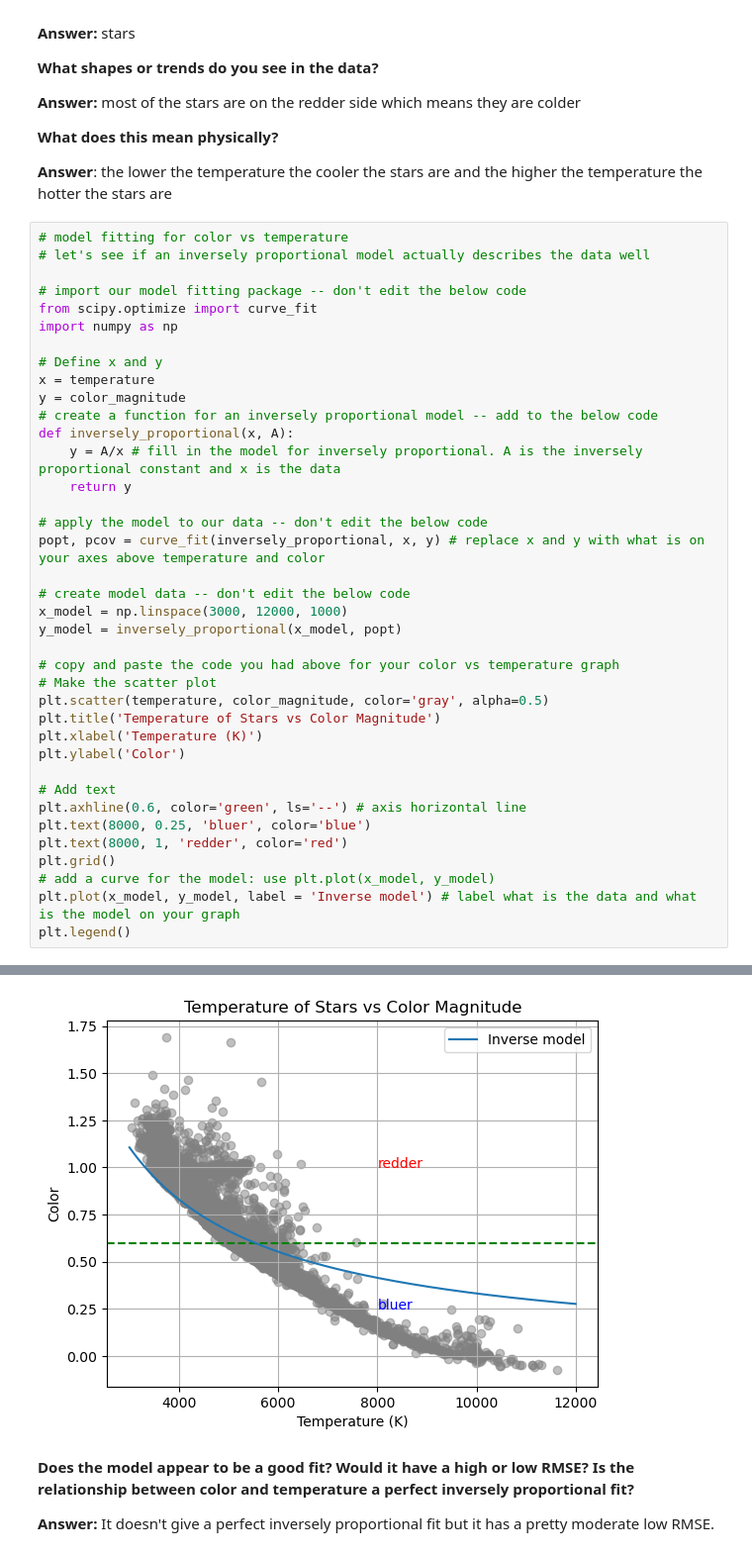
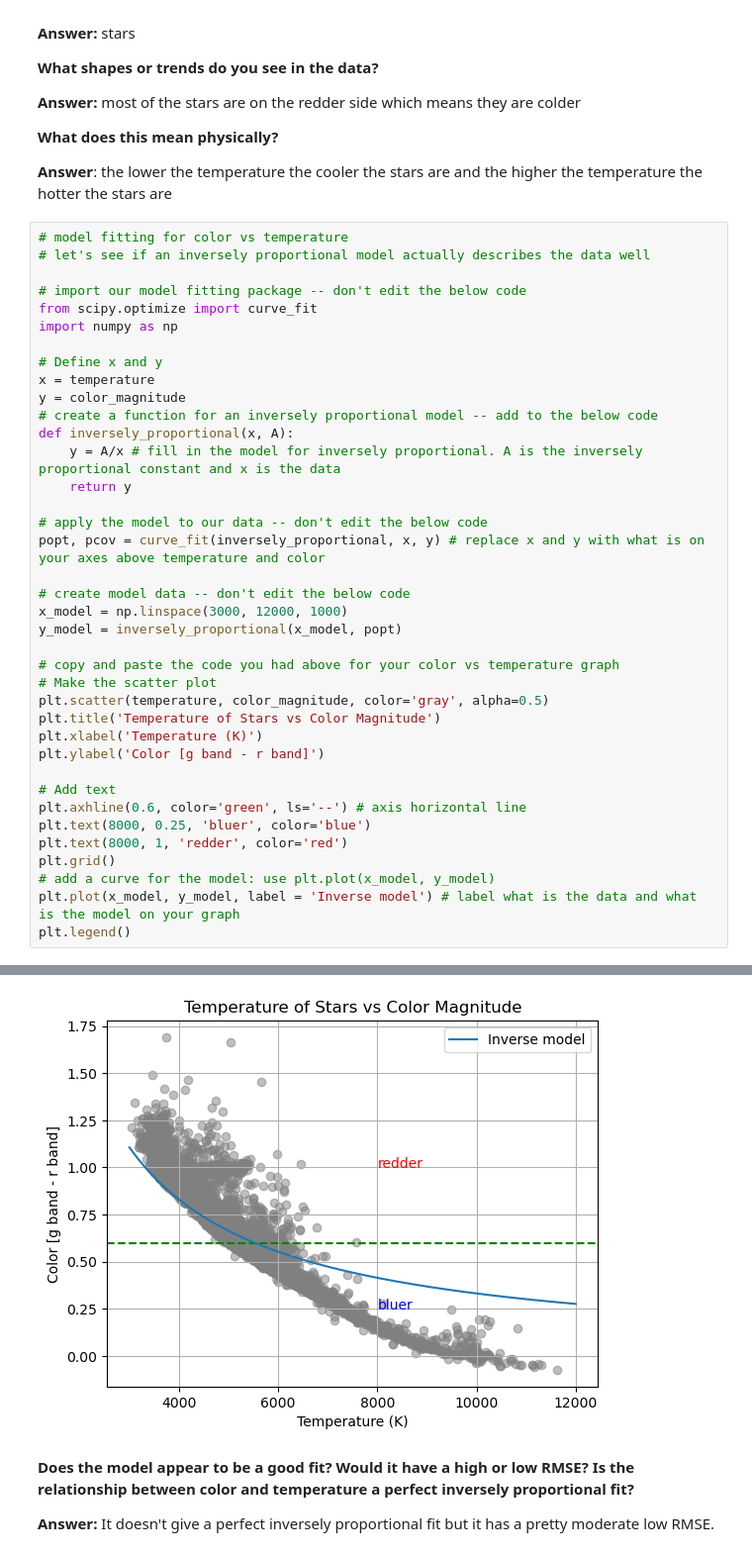
Before and after one commit to gflorencia13/CFR-2025, a Jupyter notebook: Astro/Blank/2 - Stars Pt3.ipynb, the cells around one changed output, grey strips where cells are left out. Shown at 99% size. Drawn from its saved outputs; the diff is of its cells as text.

```diff
--- a/Astro/Blank/2 - Stars Pt3.ipynb
+++ b/Astro/Blank/2 - Stars Pt3.ipynb
@@ -299,35 +299,35 @@ import numpy as np
 x = temperature
 y = color_magnitude
 # create a function for an inversely proportional model -- add to the below code
 def inversely_proportional(x, A):
     y = A/x # fill in the model for inversely proportional. A is the inversely proportional constant and x is the data
     return y
 
 # apply the model to our data -- don't edit the below code
 popt, pcov = curve_fit(inversely_proportional, x, y) # replace x and y with what is on your axes above temperature and color
 
 # create model data -- don't edit the below code
 x_model = np.linspace(3000, 12000, 1000)
 y_model = inversely_proportional(x_model, popt)
 
 # copy and paste the code you had above for your color vs temperature graph
 # Make the scatter plot
 plt.scatter(temperature, color_magnitude, color='gray', alpha=0.5)
 plt.title('Temperature of Stars vs Color Magnitude')
 plt.xlabel('Temperature (K)')
-plt.ylabel('Color')
+plt.ylabel('Color [g band - r band]')
 
 # Add text
 plt.axhline(0.6, color='green', ls='--') # axis horizontal line
 plt.text(8000, 0.25, 'bluer', color='blue')
 plt.text(8000, 1, 'redder', color='red')
 plt.grid()
 # add a curve for the model: use plt.plot(x_model, y_model)
 plt.plot(x_model, y_model, label = 'Inverse model') # label what is the data and what is the model on your graph
 plt.legend()
 # %% [output]
 <matplotlib.legend.Legend at 0x...>
-[figure, old version]
+[figure, new version]
 # %% [markdown]
 **Does the model appear to be a good fit? Would it have a high or low RMSE? Is the relationship between color and temperature a perfect inversely proportional fit?**
 
```
Also changed, not shown: parts of 2 cells of this notebook, 1 other file.
